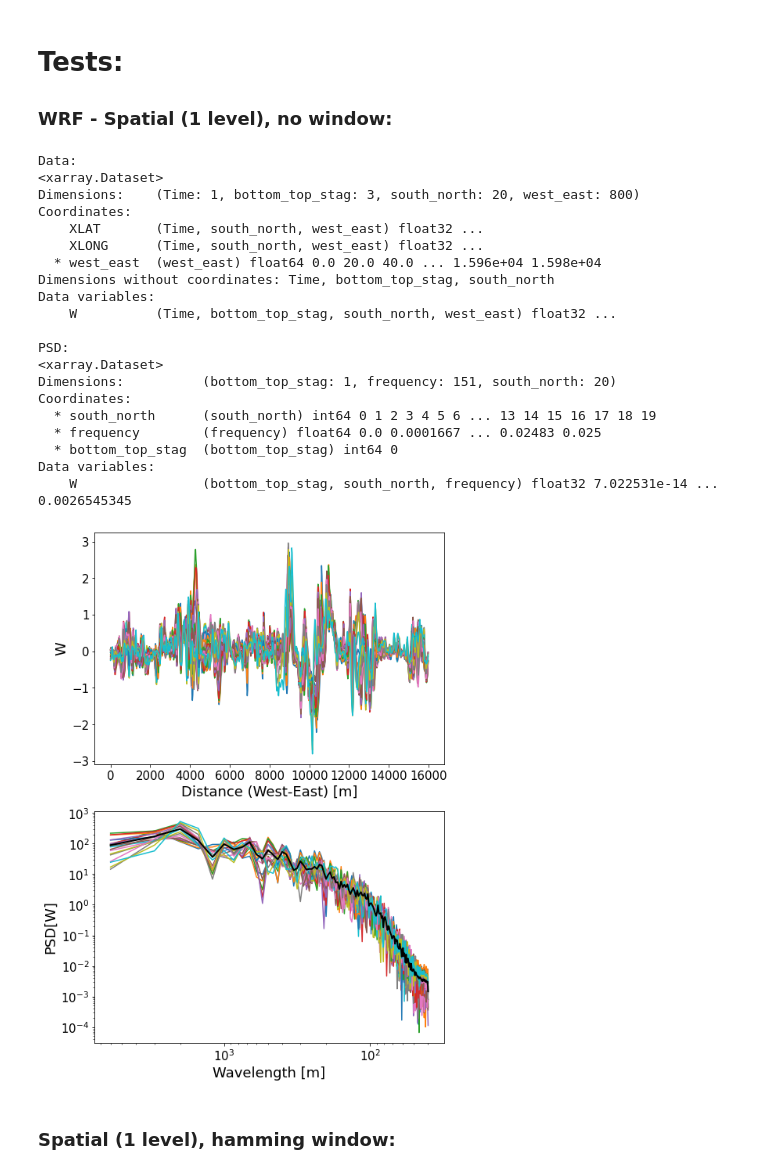
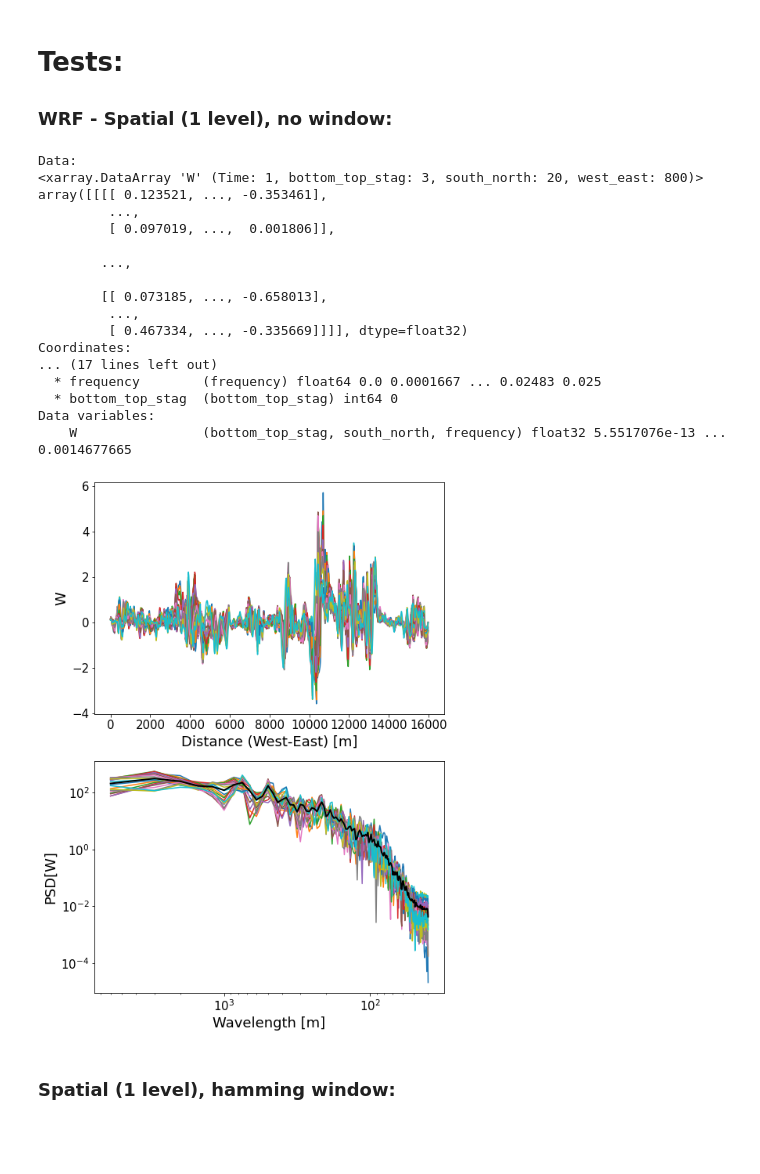
Before and after one commit to a2e-mmc/assessment, a Jupyter notebook: examples/Calc_Spectra_Tutorial.ipynb, the cells around one changed output. Saved outputs shown, nothing was run; the diff lists cells and outputs as text; code cells hidden in the pictures; blank space fills up the shorter version.

```diff
--- a/examples/Calc_Spectra_Tutorial.ipynb
+++ b/examples/Calc_Spectra_Tutorial.ipynb
@@ -176,12 +176,15 @@ display(Markdown(calc_spectra.__doc__))
 ### Model Spatial Data (1 time)
 # %%
 wrf_data_dir = '/Users/hawbecke/Research/BLRP/WRF/'
-wrf_data_files = sorted(glob.glob('{}test_data.nc'.format(wrf_data_dir)))
+wrf_data_file = 'wrfout_d05_2017-05-23_14:00:00'
 
-wrf_data = xr.open_dataset(wrf_data_files[0])
+# Open up WRF wrfout file (or any netCDF):
+wrf_data_ds = xr.open_dataset('{}{}'.format(wrf_data_dir,wrf_data_file))
 
-wrf_data = wrf_data.drop('T')
+# Select variable:
+wrf_data = wrf_data_ds.W
 
+# Slice variable (optional... this will just decrease amount of looping for example purposes)
 wrf_data = wrf_data.sel(bottom_top_stag=slice(0,3),
                          south_north=slice(200,220))
 # Make west_east a distance:
@@ -241,7 +244,7 @@ print()
 fig,ax = plt.subplots(nrows=2,figsize=(8,12))
 
 for jj in wrf_data.south_north:
-    wrf_data.sel(south_north=jj,bottom_top_stag=0).W.plot(ax=ax[0])
+    wrf_data.sel(south_north=jj,bottom_top_stag=0).plot(ax=ax[0])
 ax[0].tick_params(labelsize=15)
 ax[0].set_xlabel('Distance (West-East) [m]',size=18)
 ax[0].set_ylabel('W',size=18)
@@ -254,49 +257,46 @@ psd_wrf = calc_spectra(wrf_data.to_dataframe(),
                        level=np.asarray([0]),
                        window=None,
                        window_length=300,
                        window_overlap_pct=0)
 
 print('PSD:')
 print(psd_wrf)
 print()
 
 for sn in psd_wrf.south_north:
     sn_psd = psd_wrf.sel(south_north=sn,bottom_top_stag=0).W
     if not np.any(np.isnan(sn_psd)):
         ax[1].plot(1/sn_psd.frequency,sn_psd)
 
 ax[1].plot(1/psd_wrf.frequency,psd_wrf.sel(bottom_top_stag=0).mean(dim='south_north').W,
          lw=2.0,c='k')
 
 ax[1].set_xscale('log')
 ax[1].set_yscale('log')
 ax[1].invert_xaxis()
 ax[1].set_xlabel('Wavelength [m]',size=18)
 ax[1].set_ylabel('PSD[W]',size=18)
 ax[1].tick_params(labelsize=15)
 plt.show()
 # %% [output]
 Data:
-<xarray.Dataset>
-Dimensions:    (Time: 1, bottom_top_stag: 3, south_north: 20, west_east: 800)
+<xarray.DataArray 'W' (Time: 1, bottom_top_stag: 3, south_north: 20, west_east: 800)>
+array([[[[ 0.123521, ..., -0.353461],
+         ...,
+         [ 0.097019, ...,  0.001806]],
+
+        ...,
+
+        [[ 0.073185, ..., -0.658013],
+         ...,
+         [ 0.467334, ..., -0.335669]]]], dtype=float32)
 Coordinates:
-    XLAT       (Time, south_north, west_east) float32 ...
-    XLONG      (Time, south_north, west_east) float32 ...
-  * west_east  (west_east) float64 0.0 20.0 40.0 ... 1.596e+04 1.598e+04
-Dimensions without coordinates: Time, bottom_top_stag, south_north
-Data variables:
-    W          (Time, bottom_top_stag, south_north, west_east) float32 ...
-
-PSD:
-<xarray.Dataset>
-Dimensions:          (bottom_top_stag: 1, frequency: 151, south_north: 20)
-Coordinates:
-  * south_north      (south_north) int64 0 1 2 3 4 5 6 ... 13 14 15 16 17 18 19
+... (17 lines left out)
   * frequency        (frequency) float64 0.0 0.0001667 ... 0.02483 0.025
   * bottom_top_stag  (bottom_top_stag) int64 0
 Data variables:
-    W                (bottom_top_stag, south_north, frequency) float32 7.022531e-14 ... 0.0026545345
+    W                (bottom_top_stag, south_north, frequency) float32 5.5517076e-13 ... 0.0014677665
-[figure, old version]
+[figure, new version]
 # %% [markdown]
 ### Spatial (1 level), hamming window:
 # %%
```
Also changed, not shown: parts of 5 cells of this notebook.
